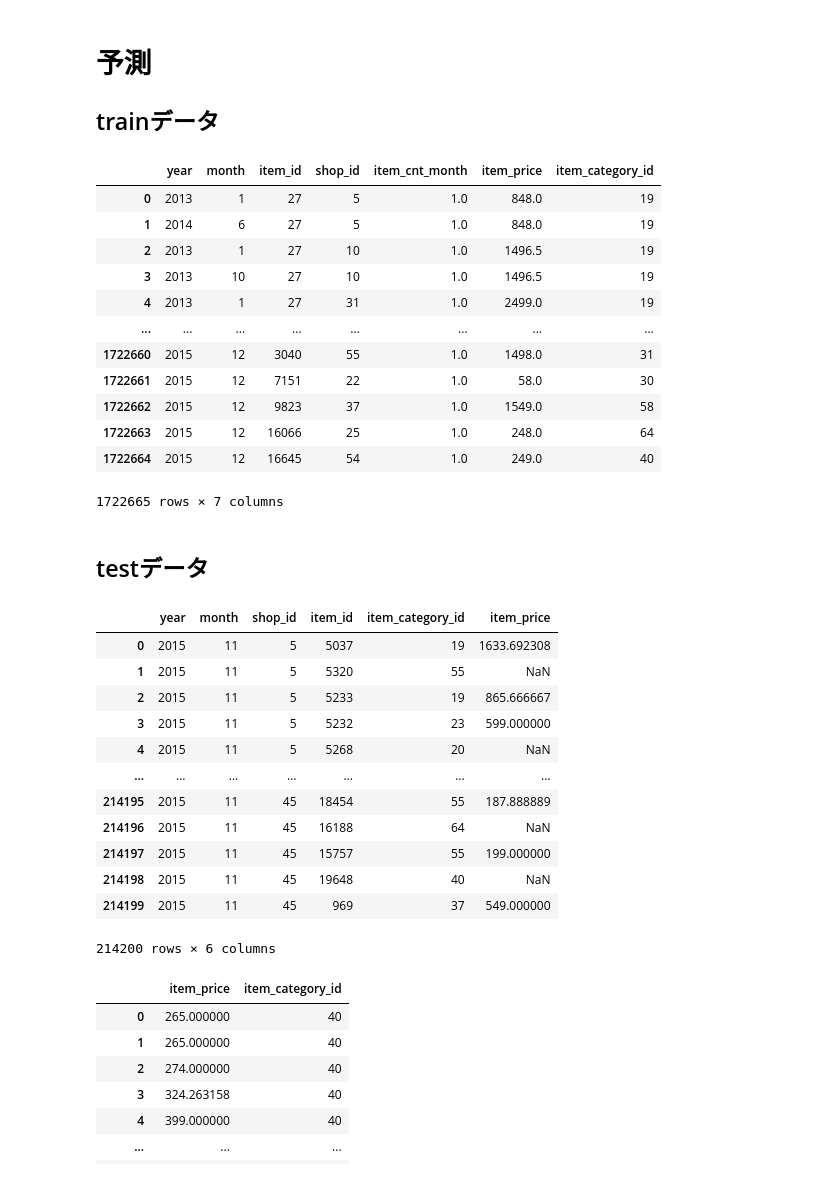
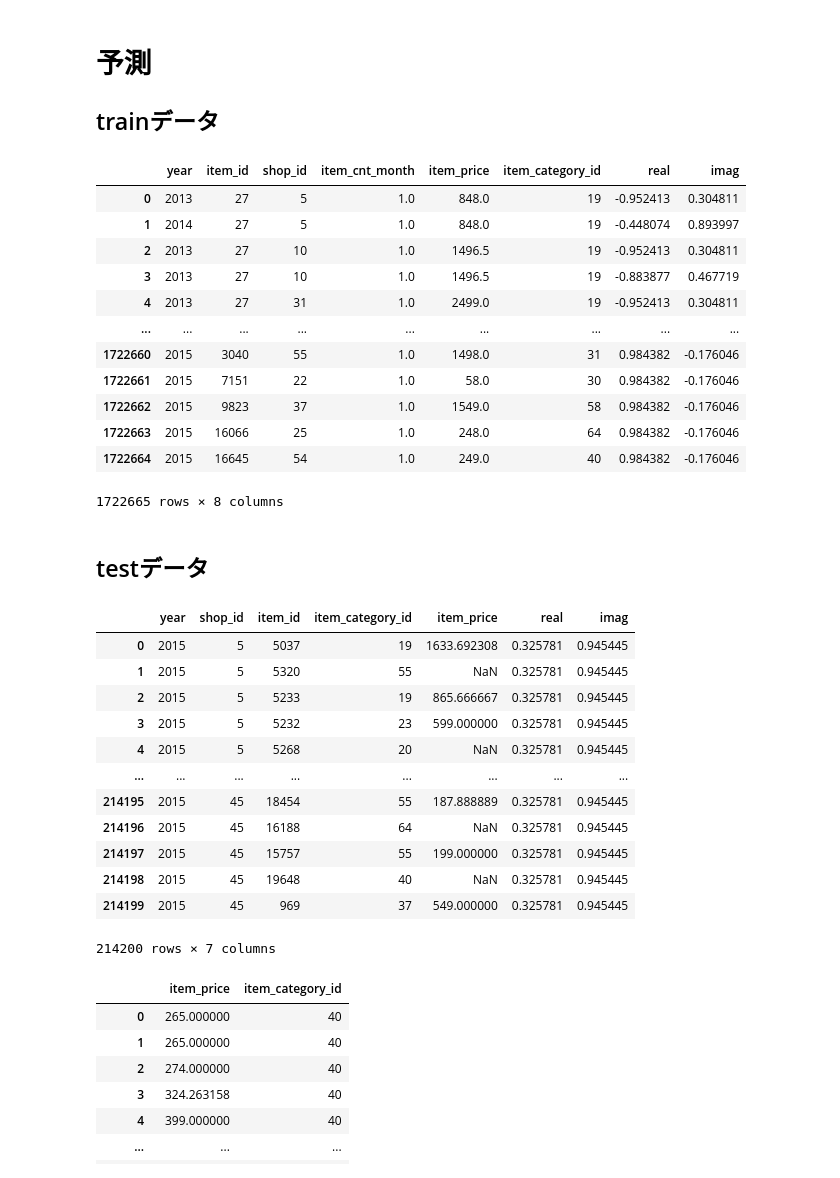
Before and after one commit to Laplusdestiny/-kaggle-Predict-Future-Sales, a Jupyter notebook: Predict-Future-Sales-01.ipynb, the cells around one changed output. Cells and saved outputs as stored; diff of their text form; code cells hidden in the pictures.

```diff
--- a/Predict-Future-Sales-01.ipynb
+++ b/Predict-Future-Sales-01.ipynb
@@ -355,6 +358,14 @@ train.head()
 | 2 | 2013-05-01 | 0 | 25 | 2552 | 899.00 | -1.0 | 2013 | 5 |
 | 3 | 2013-06-01 | 0 | 25 | 2554 | 1709.05 | 1.0 | 2013 | 6 |
 | 4 | 2013-01-15 | 0 | 25 | 2555 | 1099.00 | 1.0 | 2013 | 1 |
+# %%
+def month2real(month):
+    deg = (360/12) * (month-3)
+    return math.cos(deg)
+
+def month2imag(month):
+    deg = (360/12) * (month-3)
+    return math.sin(deg)
 # %%
 deg = pd.DataFrame([range(1, 13)], index=["month"]).T
 deg["deg"] = deg["month"].apply(lambda x: (360/12)*(x-3))
@@ -377,3 +388,0 @@ deg
-# %%
-train = train.merge(deg, on="month")
-train
@@ -445,25 +440,28 @@ data["item_cat"].head()
 # %%
 train_gb = data["train2"].groupby(["year", "month", "item_id", "shop_id"])["item_cnt_day"].sum()
 train_gb.index.names = ["year", "month", "item_id", "shop_id"]
 train_gb = train_gb.reset_index().rename(columns={"item_cnt_day": "item_cnt_month"})
 train_gb = train_gb.merge(item_price, on=["item_id", "shop_id"])
 items = copy(data["items"]).drop("item_name", axis=1)
 train_gb = train_gb.merge(items, on="item_id")
+train_gb["real"] = train_gb["month"].apply(month2real)
+train_gb["imag"] = train_gb["month"].apply(month2imag)
+train_gb = train_gb.drop("month", axis=1)
 train_gb
 # %% [output]
-|  | year | month | item_id | shop_id | item_cnt_month | item_price | item_category_id |
-| 0 | 2013 | 1 | 27 | 5 | 1.0 | 848.0 | 19 |
-| 1 | 2014 | 6 | 27 | 5 | 1.0 | 848.0 | 19 |
-| 2 | 2013 | 1 | 27 | 10 | 1.0 | 1496.5 | 19 |
-| 3 | 2013 | 10 | 27 | 10 | 1.0 | 1496.5 | 19 |
-| 4 | 2013 | 1 | 27 | 31 | 1.0 | 2499.0 | 19 |
-| ... | ... | ... | ... | ... | ... | ... | ... |
-| 1722660 | 2015 | 12 | 3040 | 55 | 1.0 | 1498.0 | 31 |
-| 1722661 | 2015 | 12 | 7151 | 22 | 1.0 | 58.0 | 30 |
-| 1722662 | 2015 | 12 | 9823 | 37 | 1.0 | 1549.0 | 58 |
-| 1722663 | 2015 | 12 | 16066 | 25 | 1.0 | 248.0 | 64 |
-| 1722664 | 2015 | 12 | 16645 | 54 | 1.0 | 249.0 | 40 |
+|  | year | item_id | shop_id | item_cnt_month | item_price | item_category_id | real | imag |
+| 0 | 2013 | 27 | 5 | 1.0 | 848.0 | 19 | -0.952413 | 0.304811 |
+| 1 | 2014 | 27 | 5 | 1.0 | 848.0 | 19 | -0.448074 | 0.893997 |
+| 2 | 2013 | 27 | 10 | 1.0 | 1496.5 | 19 | -0.952413 | 0.304811 |
+| 3 | 2013 | 27 | 10 | 1.0 | 1496.5 | 19 | -0.883877 | 0.467719 |
+| 4 | 2013 | 27 | 31 | 1.0 | 2499.0 | 19 | -0.952413 | 0.304811 |
+| ... | ... | ... | ... | ... | ... | ... | ... | ... |
+| 1722660 | 2015 | 3040 | 55 | 1.0 | 1498.0 | 31 | 0.984382 | -0.176046 |
+| 1722661 | 2015 | 7151 | 22 | 1.0 | 58.0 | 30 | 0.984382 | -0.176046 |
+| 1722662 | 2015 | 9823 | 37 | 1.0 | 1549.0 | 58 | 0.984382 | -0.176046 |
+| 1722663 | 2015 | 16066 | 25 | 1.0 | 248.0 | 64 | 0.984382 | -0.176046 |
+| 1722664 | 2015 | 16645 | 54 | 1.0 | 249.0 | 40 | 0.984382 | -0.176046 |
-1722665 rows × 7 columns
+1722665 rows × 8 columns
 # %% [markdown]
 ## testデータ
 # %%
@@ -472,21 +470,24 @@ test.insert(loc=1, column="month", value=11)
 test.insert(loc=1, column="year", value=2015)
 test = test.drop("ID", axis=1)
 test = test.merge(items, on="item_id", how="left").merge(item_price, on=["item_id", "shop_id"], how="left")
+test["real"] = test["month"].apply(month2real)
+test["imag"] = test["month"].apply(month2imag)
+test = test.drop("month", axis=1)
 test
 # %% [output]
-|  | year | month | shop_id | item_id | item_category_id | item_price |
-| 0 | 2015 | 11 | 5 | 5037 | 19 | 1633.692308 |
-| 1 | 2015 | 11 | 5 | 5320 | 55 | NaN |
-| 2 | 2015 | 11 | 5 | 5233 | 19 | 865.666667 |
-| 3 | 2015 | 11 | 5 | 5232 | 23 | 599.000000 |
-| 4 | 2015 | 11 | 5 | 5268 | 20 | NaN |
-| ... | ... | ... | ... | ... | ... | ... |
-| 214195 | 2015 | 11 | 45 | 18454 | 55 | 187.888889 |
-| 214196 | 2015 | 11 | 45 | 16188 | 64 | NaN |
-| 214197 | 2015 | 11 | 45 | 15757 | 55 | 199.000000 |
-| 214198 | 2015 | 11 | 45 | 19648 | 40 | NaN |
-| 214199 | 2015 | 11 | 45 | 969 | 37 | 549.000000 |
+|  | year | shop_id | item_id | item_category_id | item_price | real | imag |
+| 0 | 2015 | 5 | 5037 | 19 | 1633.692308 | 0.325781 | 0.945445 |
+| 1 | 2015 | 5 | 5320 | 55 | NaN | 0.325781 | 0.945445 |
+| 2 | 2015 | 5 | 5233 | 19 | 865.666667 | 0.325781 | 0.945445 |
+| 3 | 2015 | 5 | 5232 | 23 | 599.000000 | 0.325781 | 0.945445 |
+| 4 | 2015 | 5 | 5268 | 20 | NaN | 0.325781 | 0.945445 |
+| ... | ... | ... | ... | ... | ... | ... | ... |
+| 214195 | 2015 | 45 | 18454 | 55 | 187.888889 | 0.325781 | 0.945445 |
+| 214196 | 2015 | 45 | 16188 | 64 | NaN | 0.325781 | 0.945445 |
+| 214197 | 2015 | 45 | 15757 | 55 | 199.000000 | 0.325781 | 0.945445 |
+| 214198 | 2015 | 45 | 19648 | 40 | NaN | 0.325781 | 0.945445 |
+| 214199 | 2015 | 45 | 969 | 37 | 549.000000 | 0.325781 | 0.945445 |
-214200 rows × 6 columns
+214200 rows × 7 columns
 # %%
 item_cat = item_price.reset_index().merge(data["items"], on="item_id").merge(data["item_cat"], on="item_category_id")[["item_price", "item_category_id"]]
 item_cat
```
Also changed, not shown: parts of 15 cells of this notebook, 3 other files.
